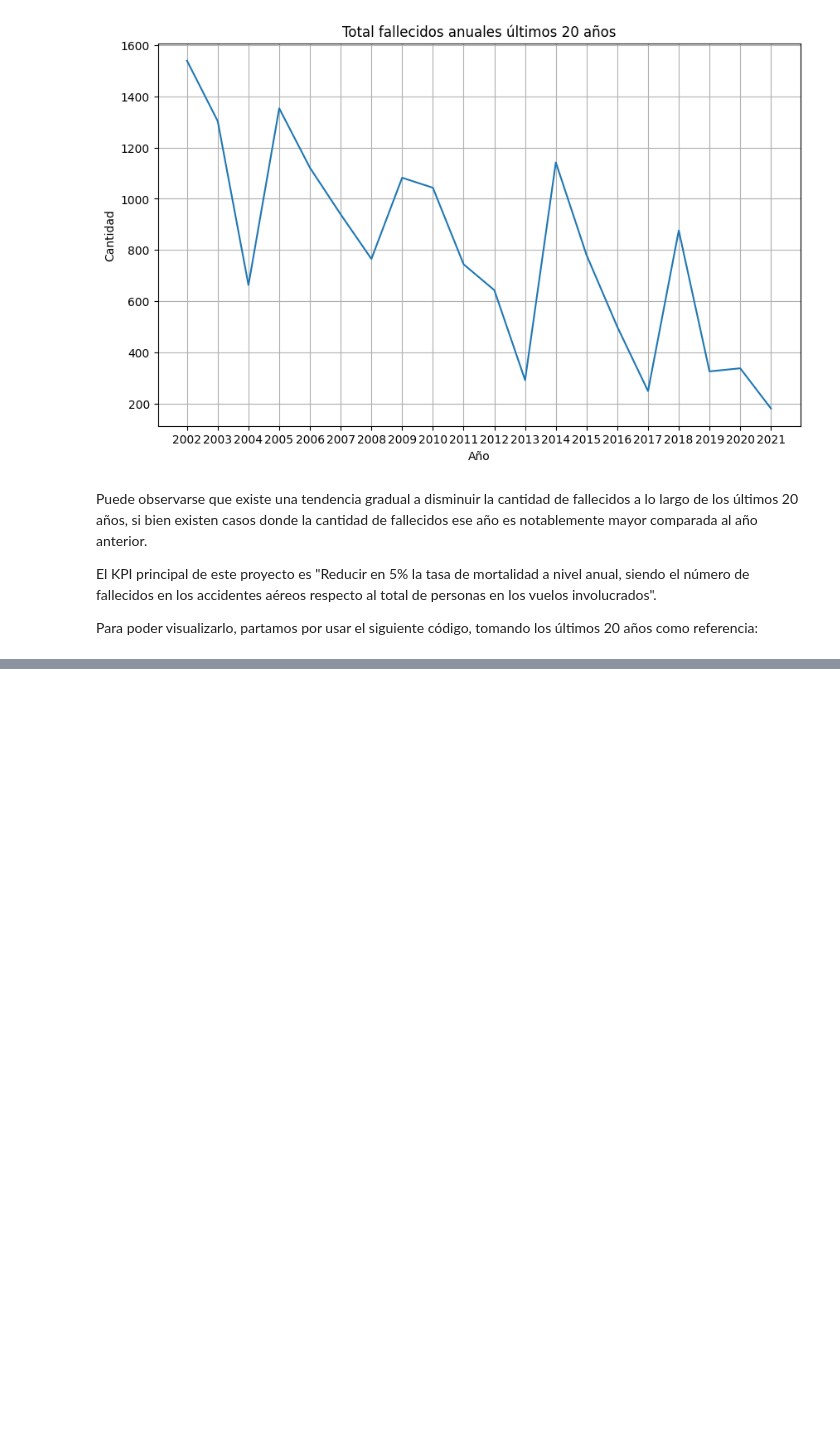
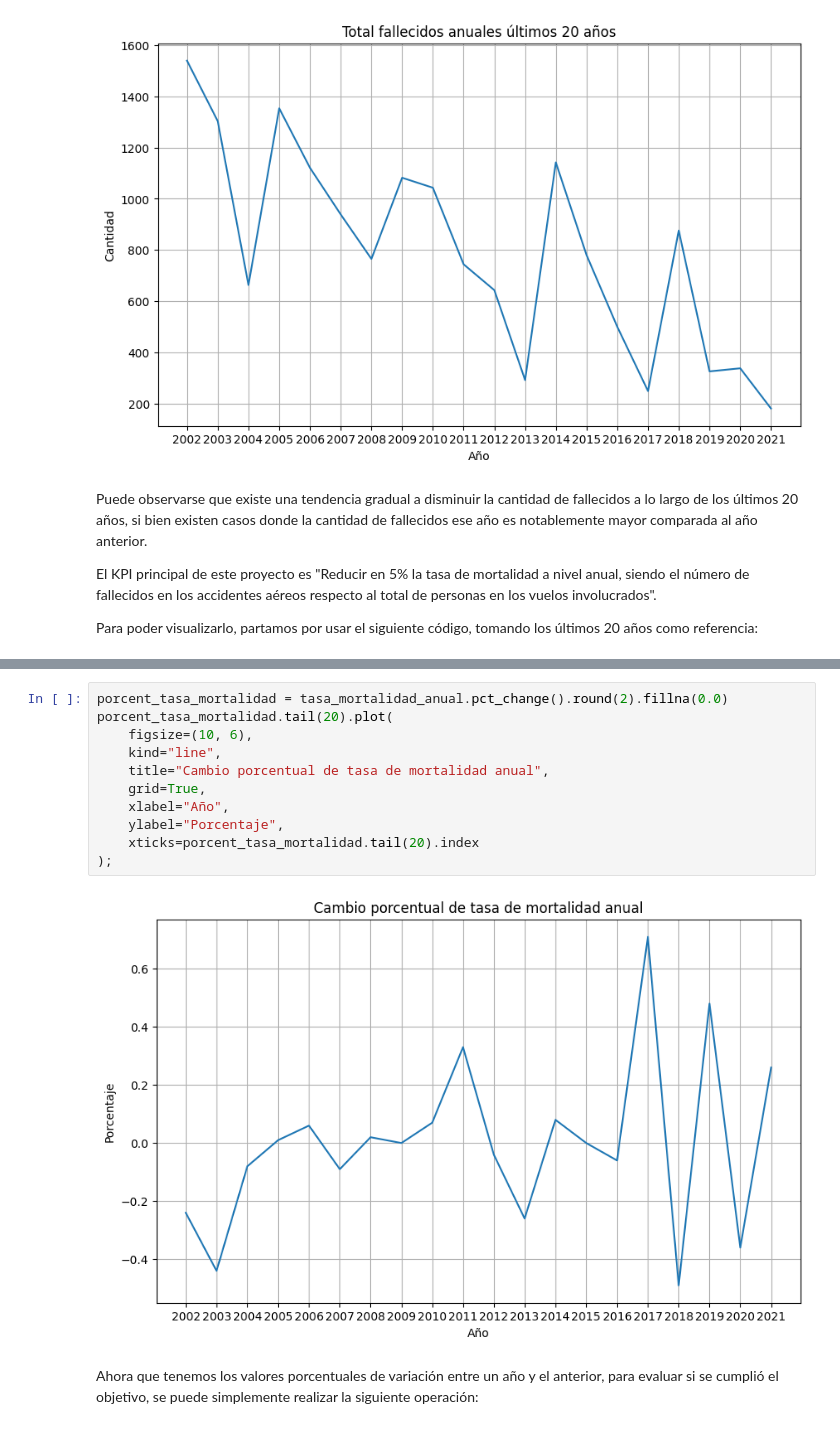
Before and after one commit to saeram00/PI-DA-HENRY, a Jupyter notebook: EDA/EDA.ipynb, the cells around one changed output, grey strips where cells are left out. Saved outputs shown, nothing was run; the diff lists cells and outputs as text; blank space fills up the shorter version.

```diff
--- a/EDA/EDA.ipynb
+++ b/EDA/EDA.ipynb
@@ -407,0 +409,17 @@ Para hacerlo, se puede usar el siguiente código:
+# %%
+porcent_tasa_mortalidad = tasa_mortalidad_anual.pct_change().round(2).fillna(0.0)
+porcent_tasa_mortalidad.tail(20).plot(
+    figsize=(10, 6),
+    kind="line",
+    title="Cambio porcentual de tasa de mortalidad anual",
+    grid=True,
+    xlabel="Año",
+    ylabel="Porcentaje",
+    xticks=porcent_tasa_mortalidad.tail(20).index
+);
+# %% [output]
+[figure, added]
+# %% [markdown]
+Ahora que tenemos los valores porcentuales de variación entre un año
+y el anterior, para evaluar si se cumplió el objetivo, se puede
+simplemente realizar la siguiente operación:
```
Also changed, not shown: parts of 5 cells of this notebook.
